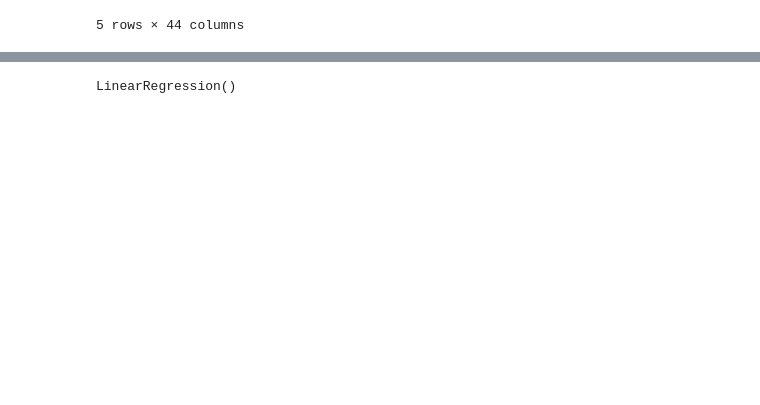
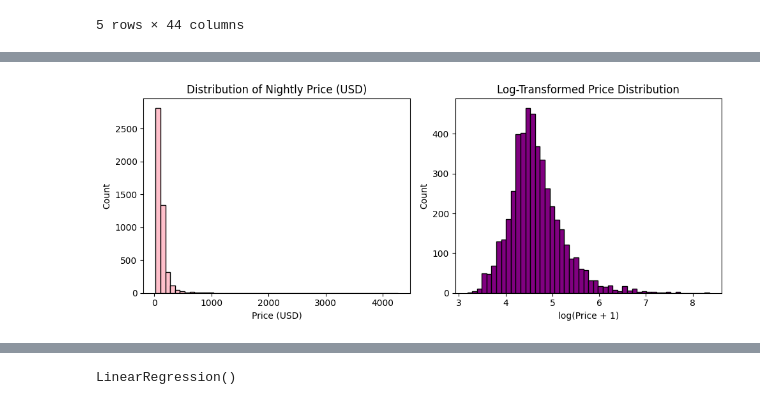
Before and after one commit to fatmaAlzu/444_Project, a Jupyter notebook: airbnbPrediction.ipynb, the cells around one changed output, grey strips where cells are left out. Drawn from its saved outputs; the diff is of its cells as text; code cells hidden in the pictures; blank space fills up the shorter version.

```diff
--- a/airbnbPrediction.ipynb
+++ b/airbnbPrediction.ipynb
@@ -26,0 +62,19 @@ df.head() # Displaying the first few rows of the dataset
+# %%
+# Distribution of our target variable
+plt.figure(figsize=(10, 4))
+plt.subplot(1, 2, 1)
+plt.hist(df['BasicNightPrice_USD'].dropna(), bins=50, color='pink', edgecolor='black')
+plt.title('Distribution of Nightly Price (USD)')
+plt.xlabel('Price (USD)')
+plt.ylabel('Count')
+
+# Log-transforming the price to reduce skewness
+plt.subplot(1, 2, 2)
+plt.hist(np.log1p(df['BasicNightPrice_USD'].dropna()), bins=50, color='purple', edgecolor='black')
+plt.title('Log-Transformed Price Distribution')
+plt.xlabel('log(Price + 1)')
+plt.ylabel('Count')
+plt.tight_layout()
+plt.show()
+# %% [output]
+[figure, added]
```
Also changed, not shown: parts of 29 cells of this notebook.
